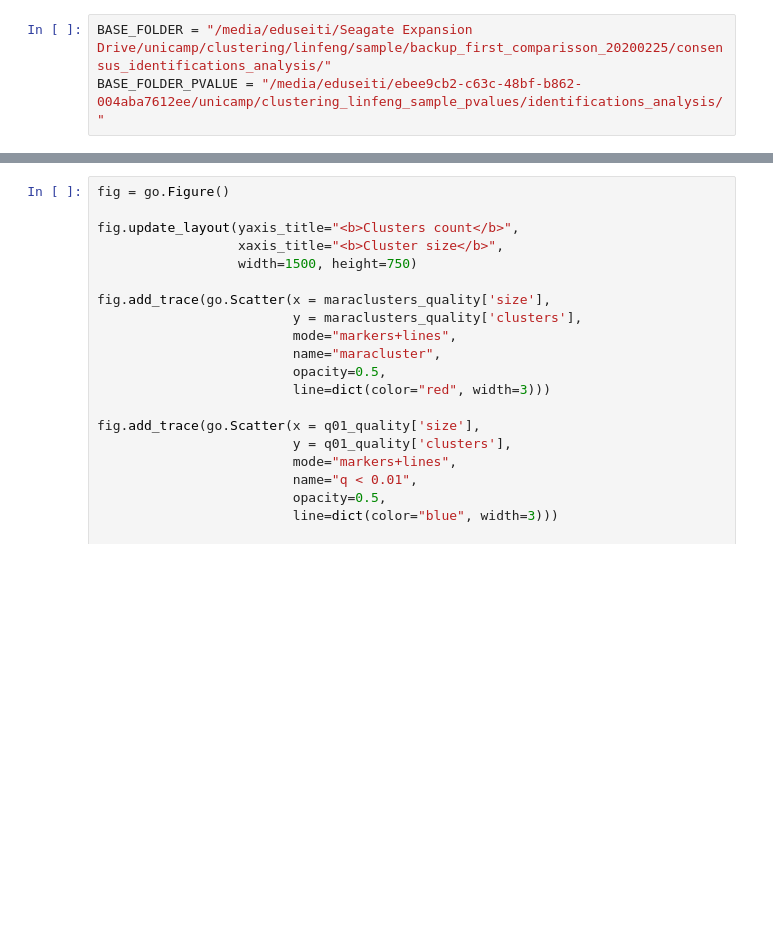
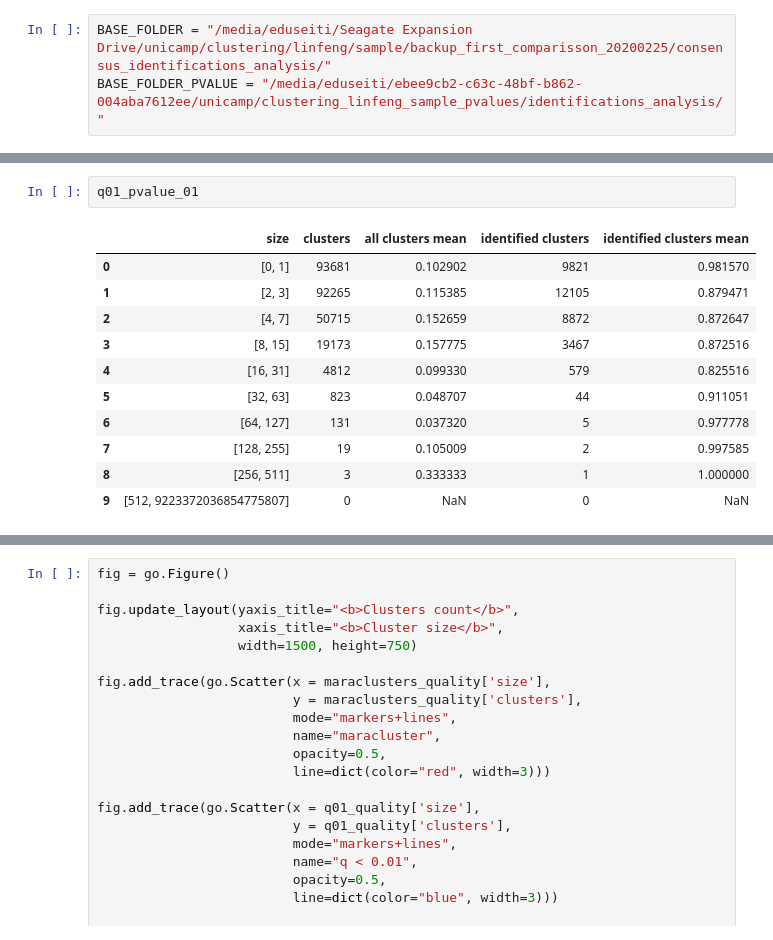
Before and after one commit to eduseiti/MSEmbedding, a Jupyter notebook: notebooks/results_comparison.ipynb, the cells around one changed output, grey strips where cells are left out. Cells and saved outputs as stored; diff of their text form; blank space fills up the shorter version.

```diff
--- a/notebooks/results_comparison.ipynb
+++ b/notebooks/results_comparison.ipynb
@@ -83,3 +253,17 @@ q01_pvalue_10
+# %%
+q01_pvalue_01
+# %% [output]
+|  | size | clusters | all clusters mean | identified clusters | identified clusters mean |
+| 0 | [0, 1] | 93681 | 0.102902 | 9821 | 0.981570 |
+| 1 | [2, 3] | 92265 | 0.115385 | 12105 | 0.879471 |
+| 2 | [4, 7] | 50715 | 0.152659 | 8872 | 0.872647 |
+| 3 | [8, 15] | 19173 | 0.157775 | 3467 | 0.872516 |
+| 4 | [16, 31] | 4812 | 0.099330 | 579 | 0.825516 |
+| 5 | [32, 63] | 823 | 0.048707 | 44 | 0.911051 |
+| 6 | [64, 127] | 131 | 0.037320 | 5 | 0.977778 |
+| 7 | [128, 255] | 19 | 0.105009 | 2 | 0.997585 |
+| 8 | [256, 511] | 3 | 0.333333 | 1 | 1.000000 |
+| 9 | [512, 9223372036854775807] | 0 | NaN | 0 | NaN |
 # %%
 fig = go.Figure()
 
```
Also changed, not shown: parts of 19 cells of this notebook.
